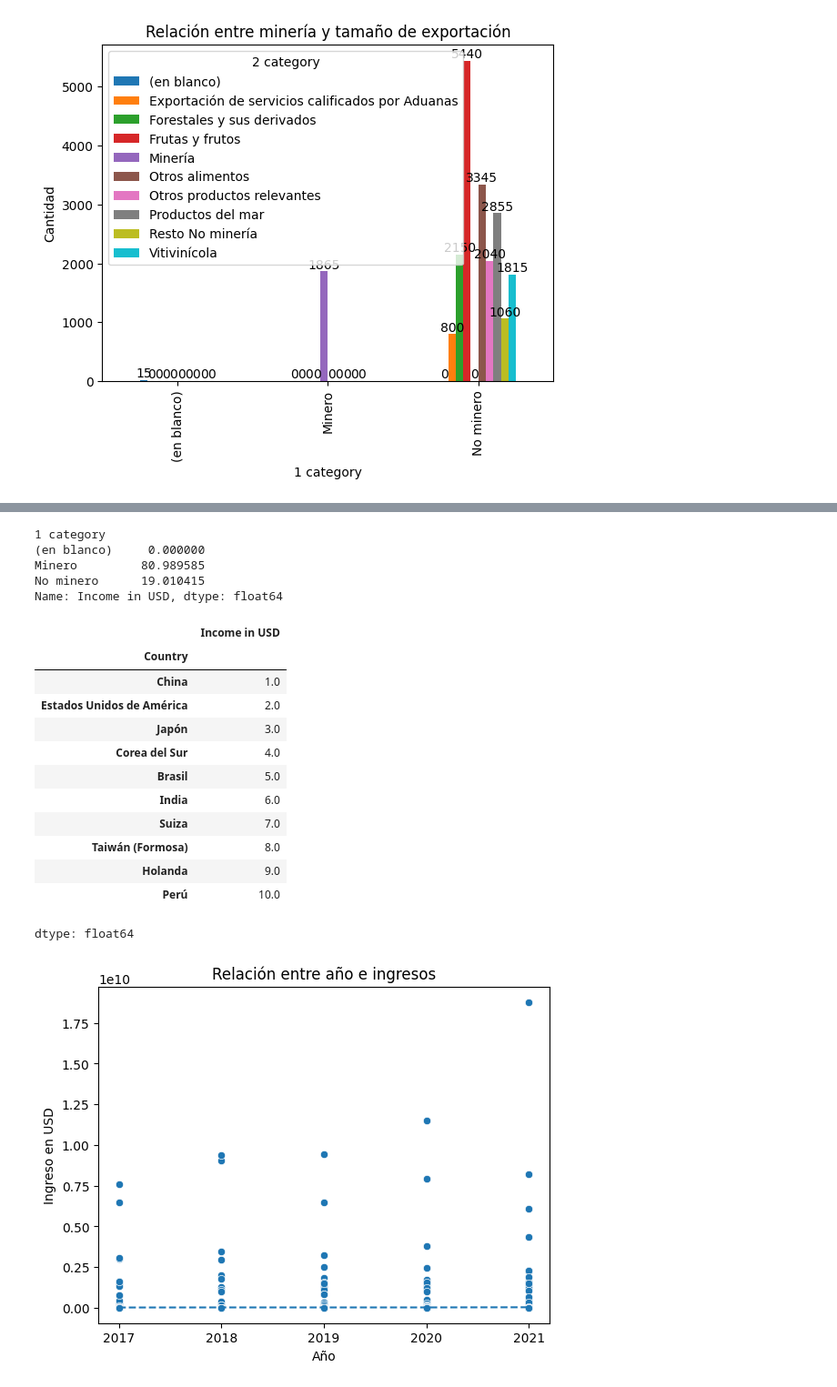
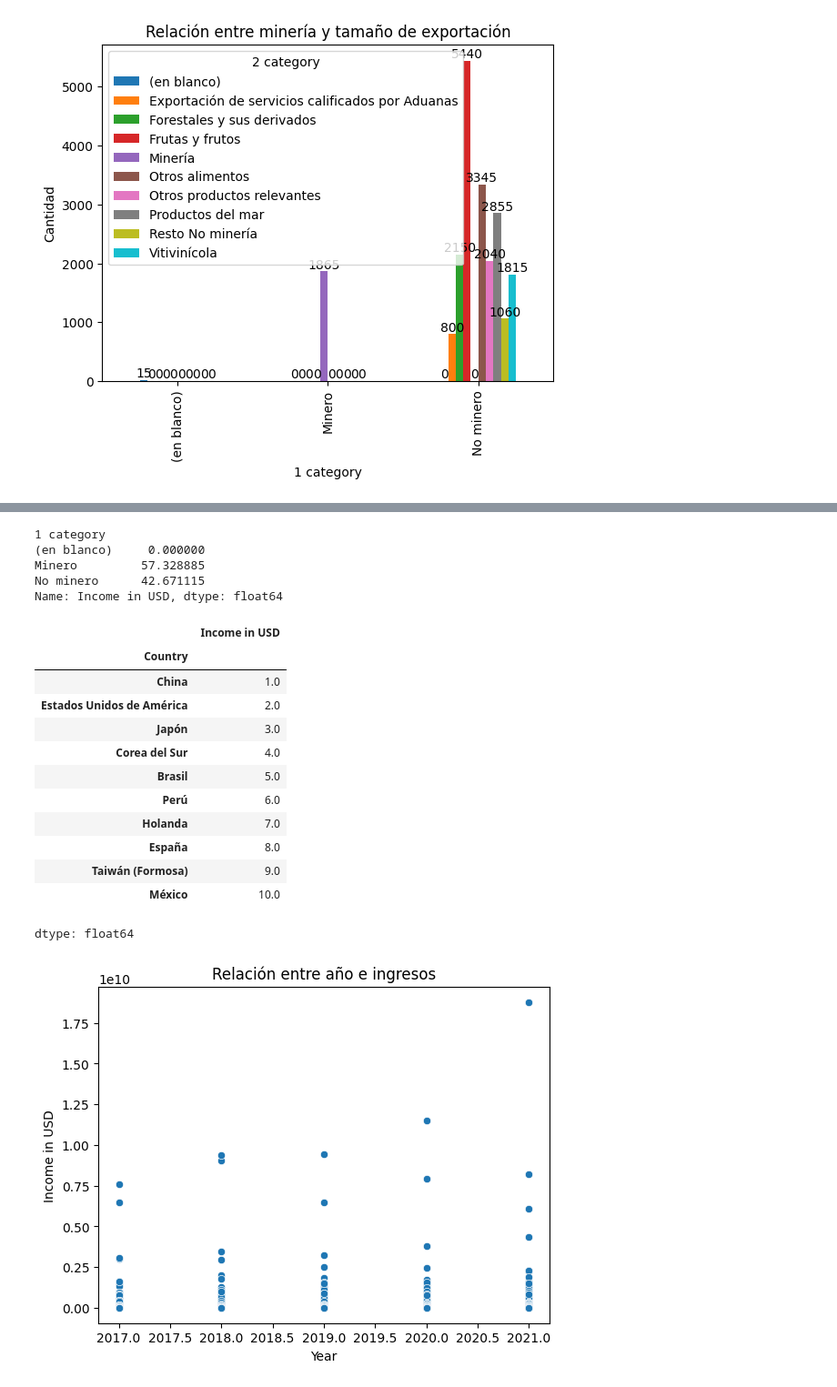
Before and after one commit to Cxris2145/MineriaDatos2026, a Jupyter notebook: ExportacionesChile2026.ipynb, the cells around one changed output, grey strips where cells are left out. Shown at 91% size. Saved outputs shown, nothing was run; the diff lists cells and outputs as text; code cells hidden in the pictures.

```diff
--- a/ExportacionesChile2026.ipynb
+++ b/ExportacionesChile2026.ipynb
@@ -26,12 +40,6 @@ df.head()
 | 2 | China | Minero | Minería | Minerales de hierro y sus concent... | 2017 | 616711446,1 |
 | 3 | China | Minero | Minería | Litio | 2017 | 234218255 |
 | 4 | China | Minero | Minería | Minerales de molibdeno y sus conc... | 2017 | 37490057,93 |
-# %%
-#Limpieza de datos
-
-df['Income in USD'] = pd.to_numeric(df['Income in USD'], errors='coerce')
-df.columns = df.columns.str.strip()
-df = df.drop_duplicates()
 # %%
 df_anio = df["Year"].describe()
 print(df_anio)
@@ -270,11 +261,13 @@ plt.show()
 # %% [output]
 [figure]
 # %%
-# Este gráfico muestra solo los promedios por categoría,
-# evitando usar línea porque las diferencias son muy grandes.
+df['Income in USD'] = df['Income in USD'].str.replace(',', '.', regex=True).astype(float)
+# Aquí vemos cuánto dinero genera en promedio cada tipo de exportación.
+# Esto es importante porque no importa solo cuántas hay, sino cuánto dinero dejan.
 
 ax = df.groupby('1 category')['Income in USD'].mean().plot(kind='bar')
 
+import matplotlib.pyplot as plt
 plt.title("Promedio de ingresos por categoría")
 plt.ylabel("Ingreso promedio en USD")
 
@@ -404,8 +393,8 @@ print(porcentaje_categoria)
 # %% [output]
 1 category
 (en blanco)     0.000000
-Minero         80.989585
-No minero      19.010415
+Minero         57.328885
+No minero      42.671115
 Name: Income in USD, dtype: float64
 # %%
 # Aquí creamos un ranking de países según cuánto dinero generan.
@@ -422,31 +411,22 @@ ranking_paises.sort_values().head(10)
 | Japón | 3.0 |
 | Corea del Sur | 4.0 |
 | Brasil | 5.0 |
-| India | 6.0 |
-| Suiza | 7.0 |
-| Taiwán (Formosa) | 8.0 |
-| Holanda | 9.0 |
-| Perú | 10.0 |
+| Perú | 6.0 |
+| Holanda | 7.0 |
+| España | 8.0 |
+| Taiwán (Formosa) | 9.0 |
+| México | 10.0 |
 dtype: float64
 # %%
-# Este gráfico sirve para ver la relación entre el año y los ingresos.
-# Se ajusta el eje X para que los años se muestren como números enteros.
+# Este gráfico sirve para ver si existe alguna relación entre el año y los ingresos.
+# Ayuda a detectar si los ingresos aumentan con el tiempo.
 
 sns.scatterplot(x=df['Year'], y=df['Income in USD'])
 
-promedio_anio = df.groupby('Year')['Income in USD'].mean()
-plt.plot(promedio_anio.index, promedio_anio.values, linestyle='--')
-
 plt.title("Relación entre año e ingresos")
-plt.xlabel("Año")
-plt.ylabel("Ingreso en USD")
-
-# 👇 Forzamos que solo aparezcan los años reales
-plt.xticks(sorted(df['Year'].unique()))
-
 plt.show()
 # %% [output]
-[figure, old version]
+[figure, new version]
 # %%
 # Promedio de ingresos con valores visibles
 ax = df.groupby('1 category')['Income in USD'].mean().plot(kind='bar')
```
Also changed, not shown: parts of 16 cells of this notebook.
